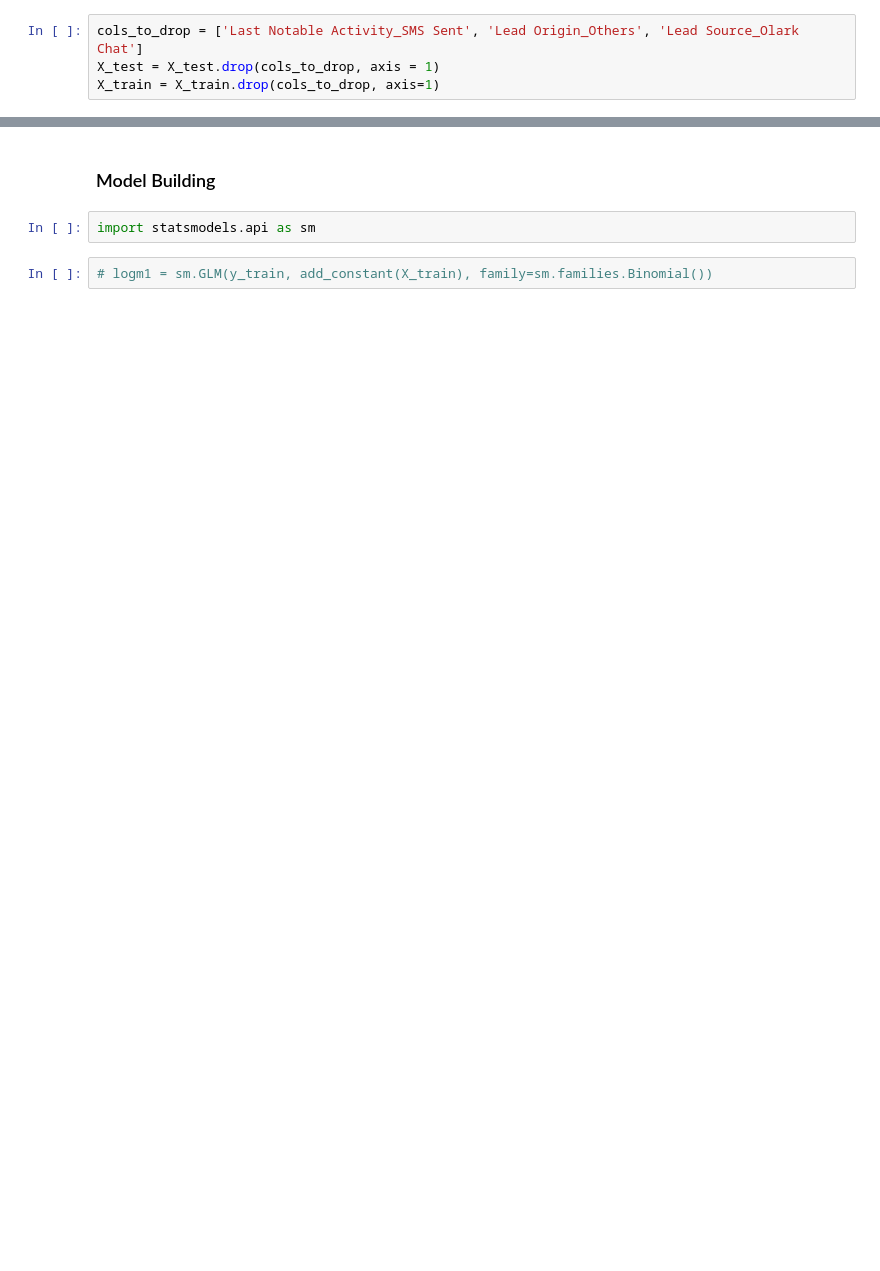
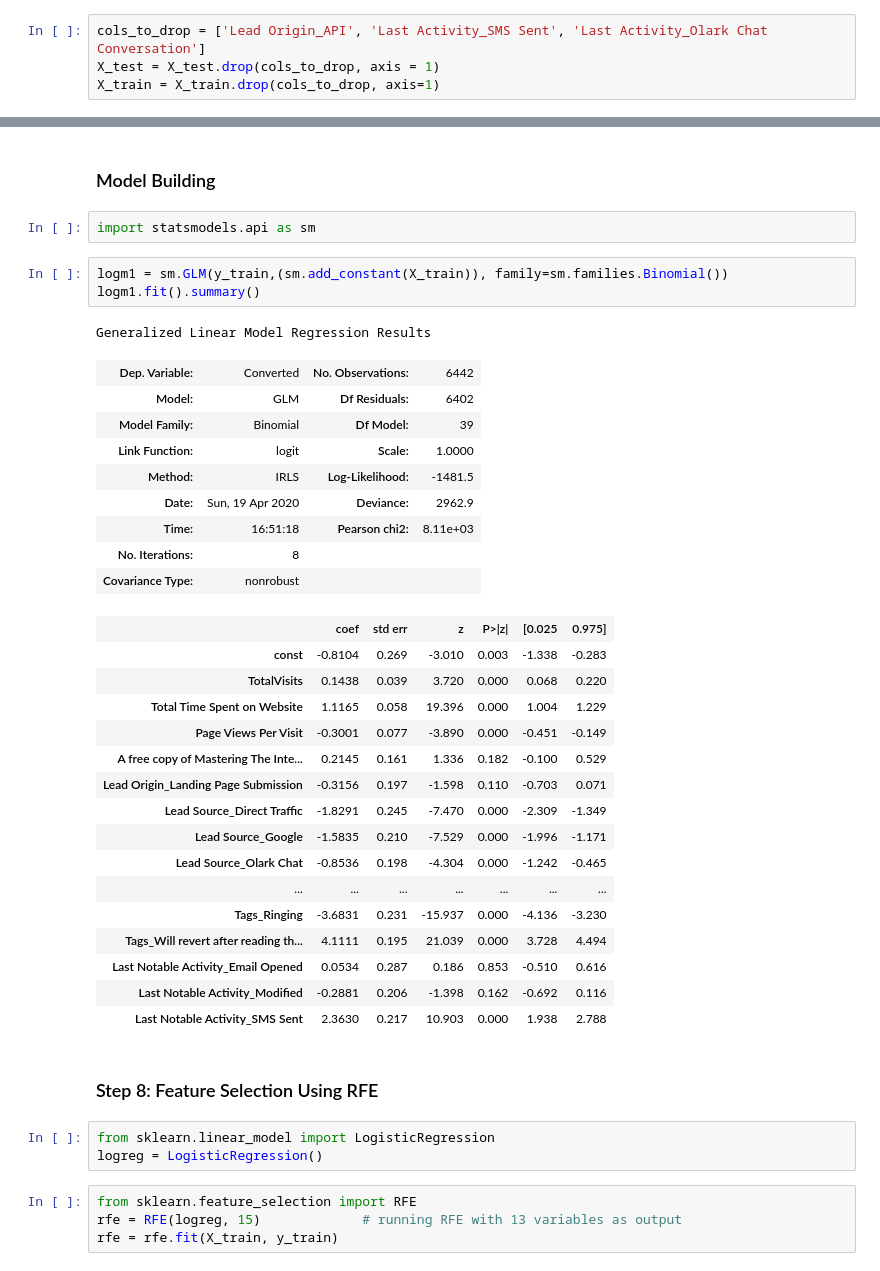
Before and after one commit to singh-manvinder/lead_scoring, a Jupyter notebook: solution.ipynb, the cells around one changed output, grey strips where cells are left out. Cells and saved outputs as stored; diff of their text form; blank space fills up the shorter version.

```diff
--- a/solution.ipynb
+++ b/solution.ipynb
@@ -386,5 +438,5 @@ plt.show()
 # %%
-cols_to_drop = ['Last Notable Activity_SMS Sent', 'Lead Origin_Others', 'Lead Source_Olark Chat']
+cols_to_drop = ['Lead Origin_API', 'Last Activity_SMS Sent', 'Last Activity_Olark Chat Conversation']
 X_test = X_test.drop(cols_to_drop, axis = 1)
 X_train = X_train.drop(cols_to_drop, axis=1)
 # %%
@@ -398,4 +450,41 @@ plt.show()
 # %%
 import statsmodels.api as sm
 # %%
-# logm1 = sm.GLM(y_train, add_constant(X_train), family=sm.families.Binomial())
+logm1 = sm.GLM(y_train,(sm.add_constant(X_train)), family=sm.families.Binomial())
+logm1.fit().summary()
+# %% [output]
+Generalized Linear Model Regression Results
+| Dep. Variable: | Converted | No. Observations: | 6442 |
+| Model: | GLM | Df Residuals: | 6402 |
+| Model Family: | Binomial | Df Model: | 39 |
+| Link Function: | logit | Scale: | 1.0000 |
+| Method: | IRLS | Log-Likelihood: | -1481.5 |
+| Date: | Sun, 19 Apr 2020 | Deviance: | 2962.9 |
+| Time: | 16:51:18 | Pearson chi2: | 8.11e+03 |
+| No. Iterations: | 8 |  |  |
+| Covariance Type: | nonrobust |  |  |
+|  | coef | std err | z | P>|z| | [0.025 | 0.975] |
+| const | -0.8104 | 0.269 | -3.010 | 0.003 | -1.338 | -0.283 |
+| TotalVisits | 0.1438 | 0.039 | 3.720 | 0.000 | 0.068 | 0.220 |
+| Total Time Spent on Website | 1.1165 | 0.058 | 19.396 | 0.000 | 1.004 | 1.229 |
+| Page Views Per Visit | -0.3001 | 0.077 | -3.890 | 0.000 | -0.451 | -0.149 |
+| A free copy of Mastering The Inte... | 0.2145 | 0.161 | 1.336 | 0.182 | -0.100 | 0.529 |
+| Lead Origin_Landing Page Submission | -0.3156 | 0.197 | -1.598 | 0.110 | -0.703 | 0.071 |
+| Lead Source_Direct Traffic | -1.8291 | 0.245 | -7.470 | 0.000 | -2.309 | -1.349 |
+| Lead Source_Google | -1.5835 | 0.210 | -7.529 | 0.000 | -1.996 | -1.171 |
+| Lead Source_Olark Chat | -0.8536 | 0.198 | -4.304 | 0.000 | -1.242 | -0.465 |
+| ... | ... | ... | ... | ... | ... | ... |
+| Tags_Ringing | -3.6831 | 0.231 | -15.937 | 0.000 | -4.136 | -3.230 |
+| Tags_Will revert after reading th... | 4.1111 | 0.195 | 21.039 | 0.000 | 3.728 | 4.494 |
+| Last Notable Activity_Email Opened | 0.0534 | 0.287 | 0.186 | 0.853 | -0.510 | 0.616 |
+| Last Notable Activity_Modified | -0.2881 | 0.206 | -1.398 | 0.162 | -0.692 | 0.116 |
+| Last Notable Activity_SMS Sent | 2.3630 | 0.217 | 10.903 | 0.000 | 1.938 | 2.788 |
+# %% [markdown]
+### Step 8: Feature Selection Using RFE
+# %%
+from sklearn.linear_model import LogisticRegression
+logreg = LogisticRegression()
+# %%
+from sklearn.feature_selection import RFE
+rfe = RFE(logreg, 15)             # running RFE with 13 variables as output
+rfe = rfe.fit(X_train, y_train)
```
Also changed, not shown: parts of 24 cells of this notebook.
